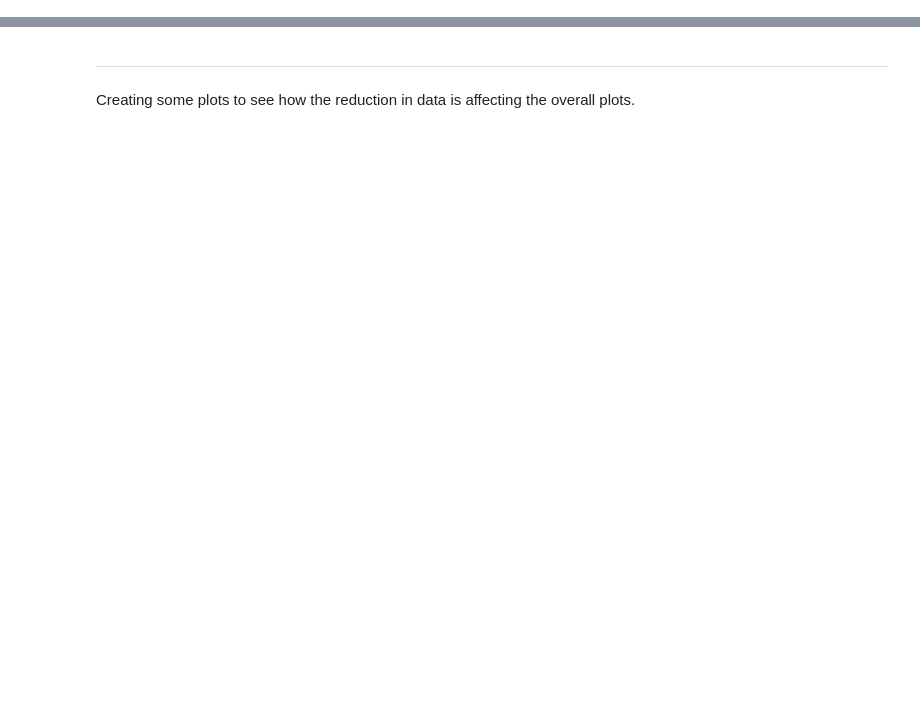
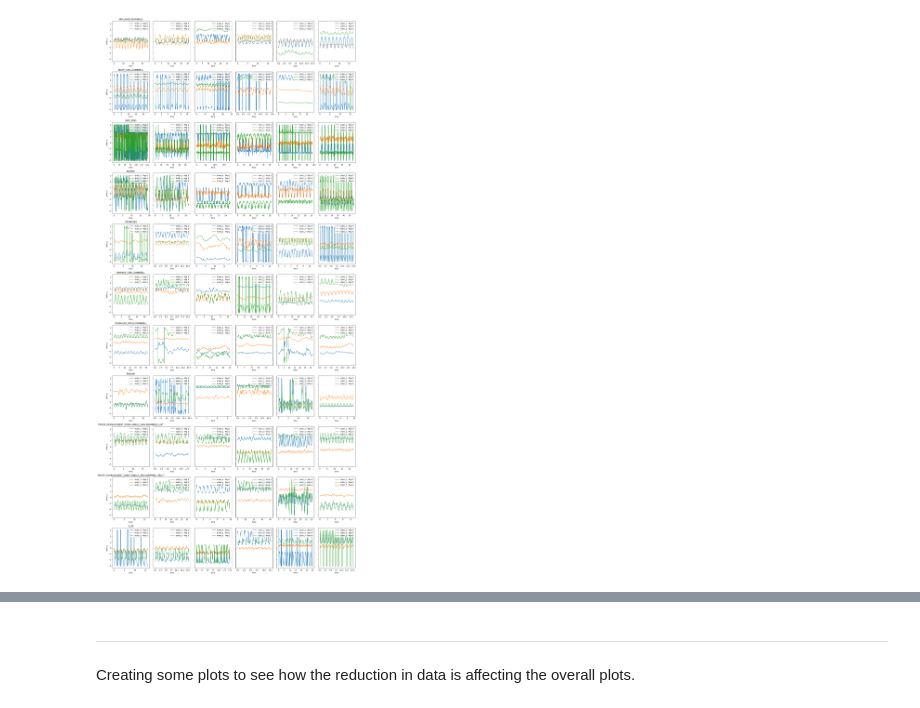
Before and after one commit to KelKi3/Exercise_Recognition, a Jupyter notebook: notebooks/motion_prediction_EDA.ipynb, the cells around one changed output, grey strips where cells are left out. Saved outputs shown, nothing was run; the diff lists cells and outputs as text; code cells hidden in the pictures; blank space fills up the shorter version.

```diff
--- a/notebooks/motion_prediction_EDA.ipynb
+++ b/notebooks/motion_prediction_EDA.ipynb
@@ -281,0 +217,37 @@ plt.show()
+# %%
+# creating a sampling of plots from each exercise to view the patterns and shapes of the different exercises.
+
+exercise_dataframes = [armraise_dataframes, bicepcurl_dataframes, birddog_dataframes, burpee_dataframes, crunch_dataframes, hammercurl_dataframes, overheadpress_dataframes, pushup_dataframes, tricepkickback_left_dataframes, tricepkickback_right_dataframes, vup_dataframes]
+
+num_plots_per_row = 6
+num_rows = 11
+
+fig, axes = plt.subplots(num_rows, num_plots_per_row, figsize=(20, num_rows * 4), sharey=True)
+
+axes = axes.flatten()
+
+for i, exercise_df_list in enumerate(exercise_dataframes):
+    for j, df in enumerate(exercise_df_list[:6]):  # Plot only the first 6 dataframes
+        idx = i * num_plots_per_row + j  # Calculate the 1D index
+        ax = axes[idx]  # Select the current axis
+
+        # Plot if there is at least one rep_count_from_start less than or equal to 1
+        if (df['rep_count_from_start'] <= 1).any():
+            # Plot euler_x, euler_y, and euler_z
+            sns.lineplot(data=df, x="time", y="euler_x", label=f"euler_x - Rep {j}", ax=ax)
+            sns.lineplot(data=df, x="time", y="euler_y", label=f"euler_y - Rep {j}", ax=ax)
+            sns.lineplot(data=df, x="time", y="euler_z", label=f"euler_z - Rep {j}", ax=ax)
+
+        if j == 0:  # Add exercise title only on the first plot of every row
+            ax.set_title(f'{df.iloc[0]["exercise"]}')
+
+        ax.legend(loc='upper right')  # Add legend in the top right corner
+
+# Hide empty subplots
+for i in range(len(exercise_dataframes) * num_plots_per_row, num_rows * num_plots_per_row):
+    fig.delaxes(axes[i])
+
+plt.tight_layout()
+plt.show()
+# %% [output]
+[figure, added]
```
Also changed, not shown: parts of 73 cells of this notebook.
